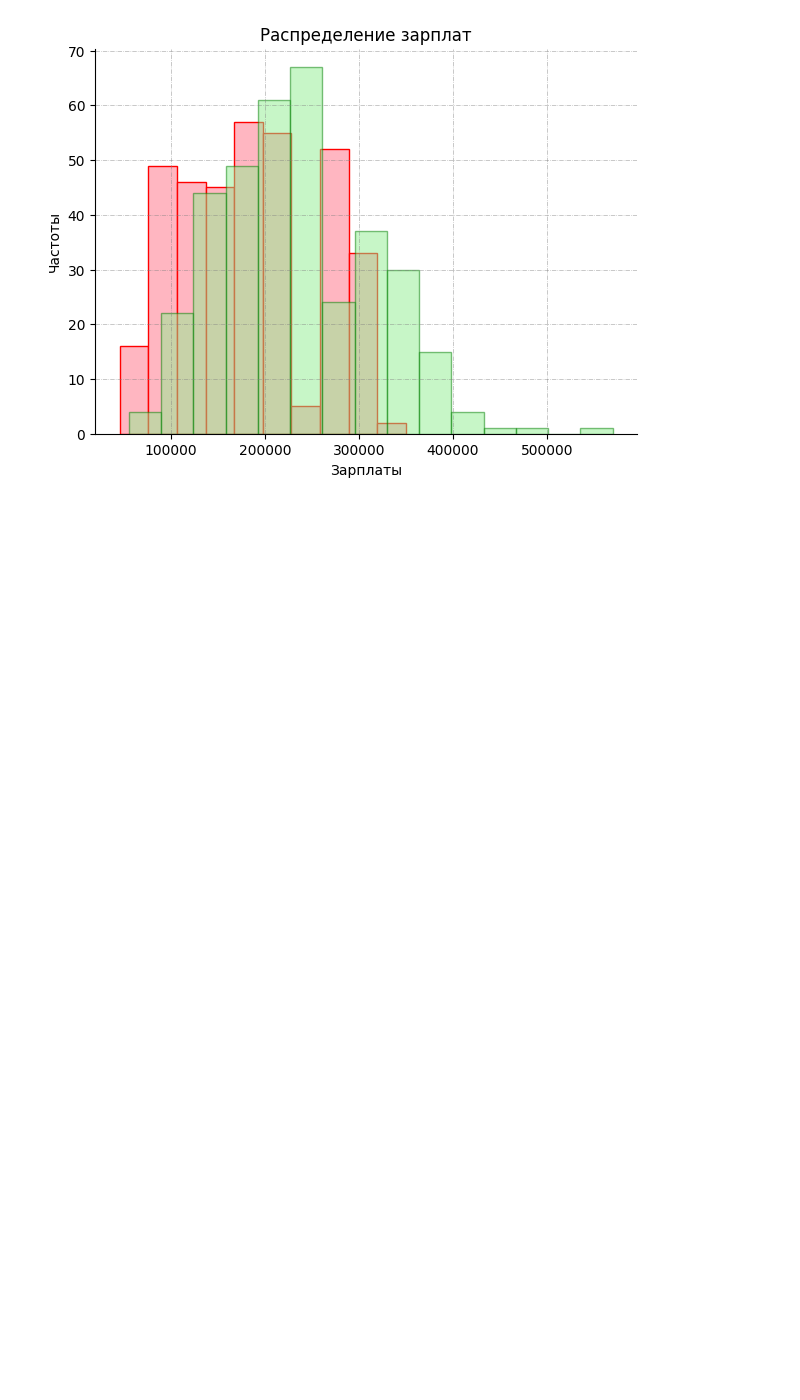
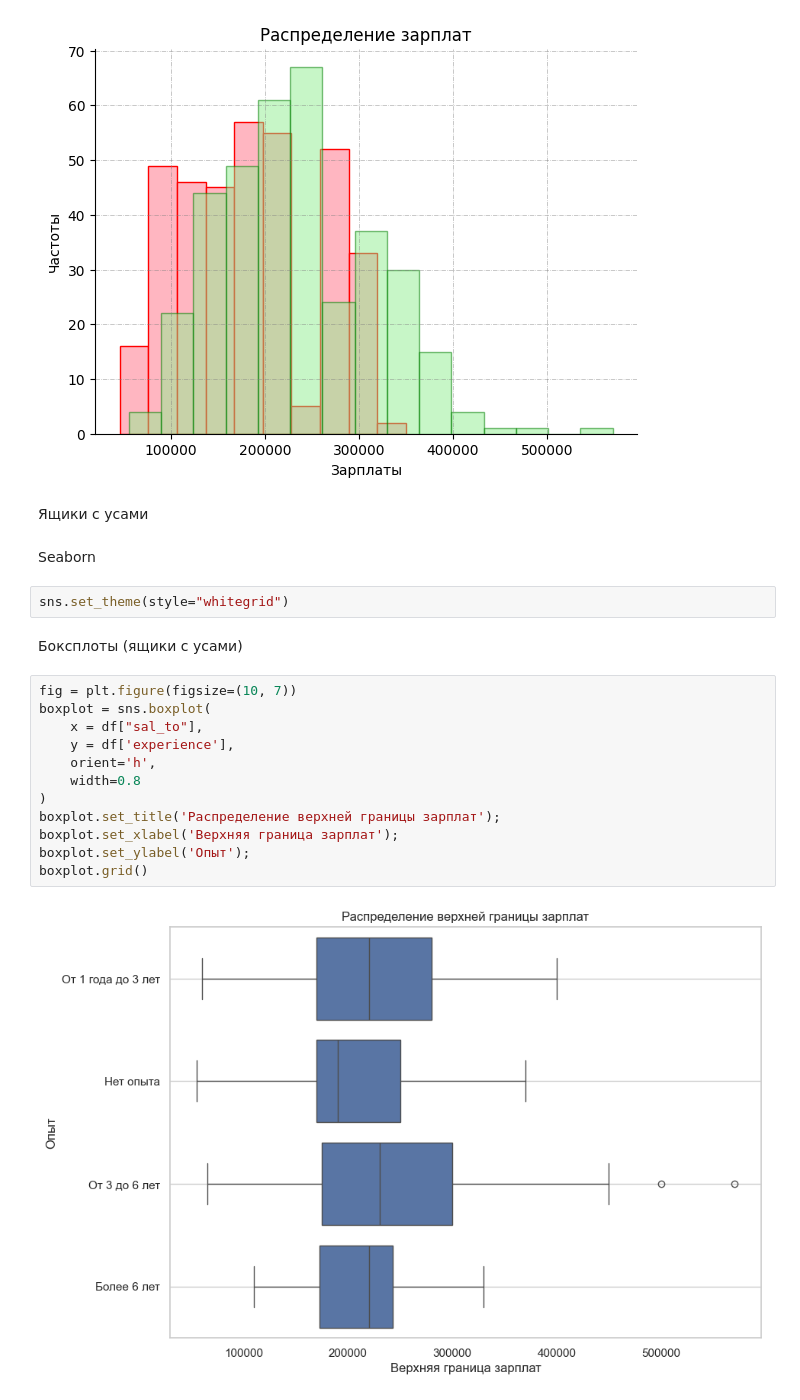
Before and after one commit to GarifullinII/DataScienceJobsAnalysis, a Jupyter notebook: salary_schedules.ipynb, the cells around one changed output. Cells and saved outputs as stored; diff of their text form; blank space fills up the shorter version.

Commit message:
add boxplots

```diff
--- a/salary_schedules.ipynb
+++ b/salary_schedules.ipynb
@@ -168,3 +168,25 @@ plt.ylabel('Частоты')
 plt.title('Распределение зарплат');
 # %% [output]
 [figure]
+# %% [markdown]
+Ящики с усами
+# %% [markdown]
+Seaborn
+# %%
+sns.set_theme(style="whitegrid")
+# %% [markdown]
+Боксплоты (ящики с усами)
+# %%
+fig = plt.figure(figsize=(10, 7))
+boxplot = sns.boxplot(
+    x = df["sal_to"],
+    y = df['experience'],
+    orient='h',
+    width=0.8
+)
+boxplot.set_title('Распределение верхней границы зарплат');
+boxplot.set_xlabel('Верхняя граница зарплат');
+boxplot.set_ylabel('Опыт');
+boxplot.grid()
+# %% [output]
+[figure, added]
```
